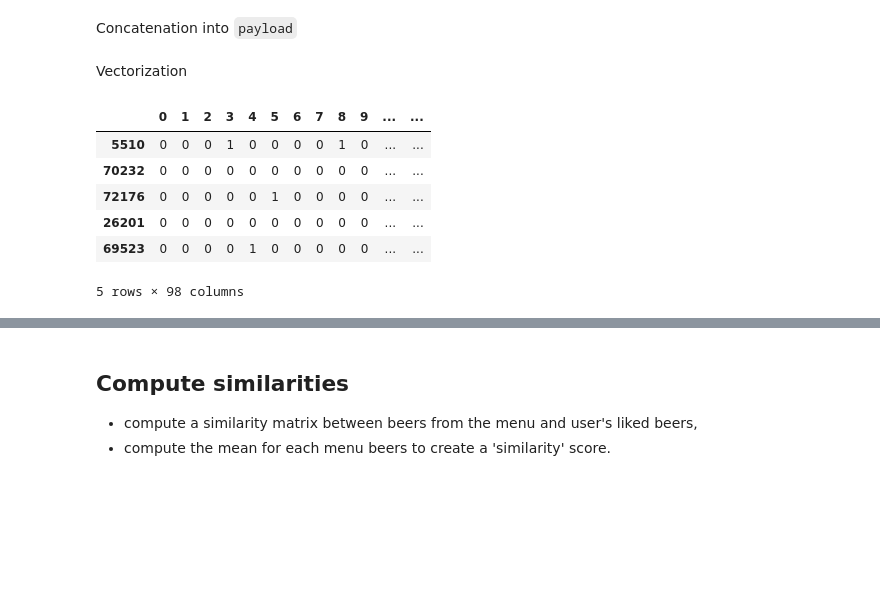
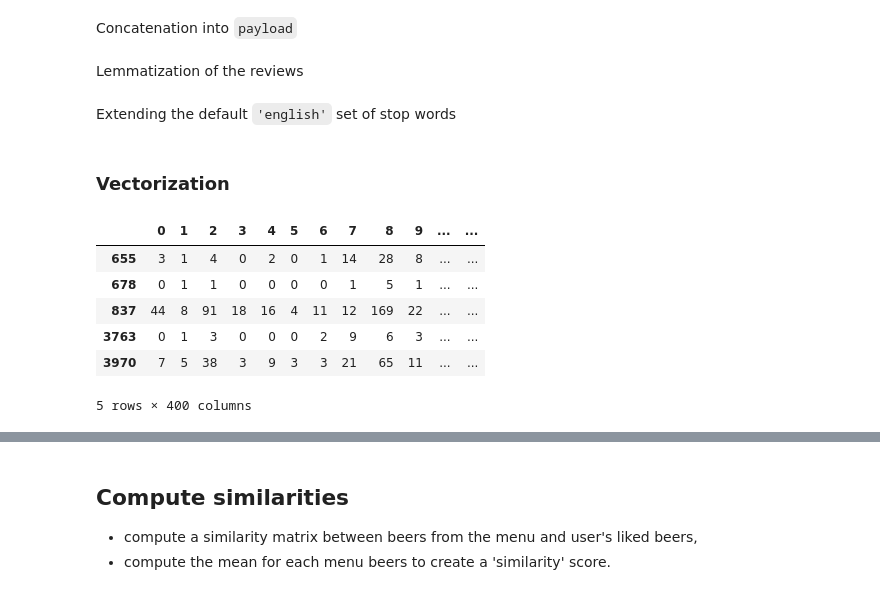
Before and after one commit to TomsHL/beerly, a Jupyter notebook: shared_notebooks/content_filtering.ipynb, the cells around one changed output, grey strips where cells are left out. Cells and saved outputs as stored; diff of their text form; code cells hidden in the pictures; blank space fills up the shorter version.

```diff
--- a/shared_notebooks/content_filtering.ipynb
+++ b/shared_notebooks/content_filtering.ipynb
@@ -37,6 +130,3 @@ beer_id
 Name: review_text, dtype: object
 # %% [markdown]
 ### Create `menu` a dummy serie containing beers from a hypothetical menu.
-# %%
-#we don't need all the reviews only beers.
-beers = kag.drop_duplicates(subset=['beer_id'])
@@ -54,0 +133,3 @@ Name: review_text, dtype: object
+# %%
+menu = beers[beers.index.isin(menu_ocr.beer_id)]
+#menu = menu.set_index(menu.beer_id, drop = True)['review_text']
@@ -59,5 +160,6 @@ Name: review_text, dtype: object
 # %% [markdown]
 Concatenation into `payload`
 # %%
-payload = pd.concat([beer_menu,liked])['review_text']
 payload = pd.concat([menu,liked])
+# %% [markdown]
+Lemmatization of the reviews
@@ -64,15 +172,20 @@ payload = pd.concat([menu,liked])
+# %% [markdown]
+Extending the default `'english'` set of stop words
+# %%
+custom_words = frozenset(['abv','adds','come', 'comes', 'coming','drink','drinking','ve','thing','things','oz','think', 'thought','ll','actually','bottle'])
+stop_words = ENGLISH_STOP_WORDS.union(custom_words)
 # %% [markdown]
-Vectorization
+### Vectorization
 # %%
-vectorizer = CountVectorizer(stop_words='english',min_df=5,max_features=300,token_pattern=r'(?u)\b[a-z]{2,}\b')
+vectorizer = CountVectorizer(stop_words=stop_words,min_df=5,max_df=40,max_features=400,token_pattern=r'(?u)\b[a-z]{2,}\b')
 count_matrix = vectorizer.fit_transform(payload)
 count_df = pd.DataFrame(count_matrix.toarray(), index=payload.index.tolist())
 count_df.head()
 # %% [output]
 |  | 0 | 1 | 2 | 3 | 4 | 5 | 6 | 7 | 8 | 9 | ... | ... |
-| 5510 | 0 | 0 | 0 | 1 | 0 | 0 | 0 | 0 | 1 | 0 | ... | ... |
-| 70232 | 0 | 0 | 0 | 0 | 0 | 0 | 0 | 0 | 0 | 0 | ... | ... |
-| 72176 | 0 | 0 | 0 | 0 | 0 | 1 | 0 | 0 | 0 | 0 | ... | ... |
-| 26201 | 0 | 0 | 0 | 0 | 0 | 0 | 0 | 0 | 0 | 0 | ... | ... |
-| 69523 | 0 | 0 | 0 | 0 | 1 | 0 | 0 | 0 | 0 | 0 | ... | ... |
+| 655 | 3 | 1 | 4 | 0 | 2 | 0 | 1 | 14 | 28 | 8 | ... | ... |
+| 678 | 0 | 1 | 1 | 0 | 0 | 0 | 0 | 1 | 5 | 1 | ... | ... |
+| 837 | 44 | 8 | 91 | 18 | 16 | 4 | 11 | 12 | 169 | 22 | ... | ... |
+| 3763 | 0 | 1 | 3 | 0 | 0 | 0 | 2 | 9 | 6 | 3 | ... | ... |
+| 3970 | 7 | 5 | 38 | 3 | 9 | 3 | 3 | 21 | 65 | 11 | ... | ... |
-5 rows × 98 columns
+5 rows × 400 columns
```
Also changed, not shown: parts of 27 cells of this notebook.
